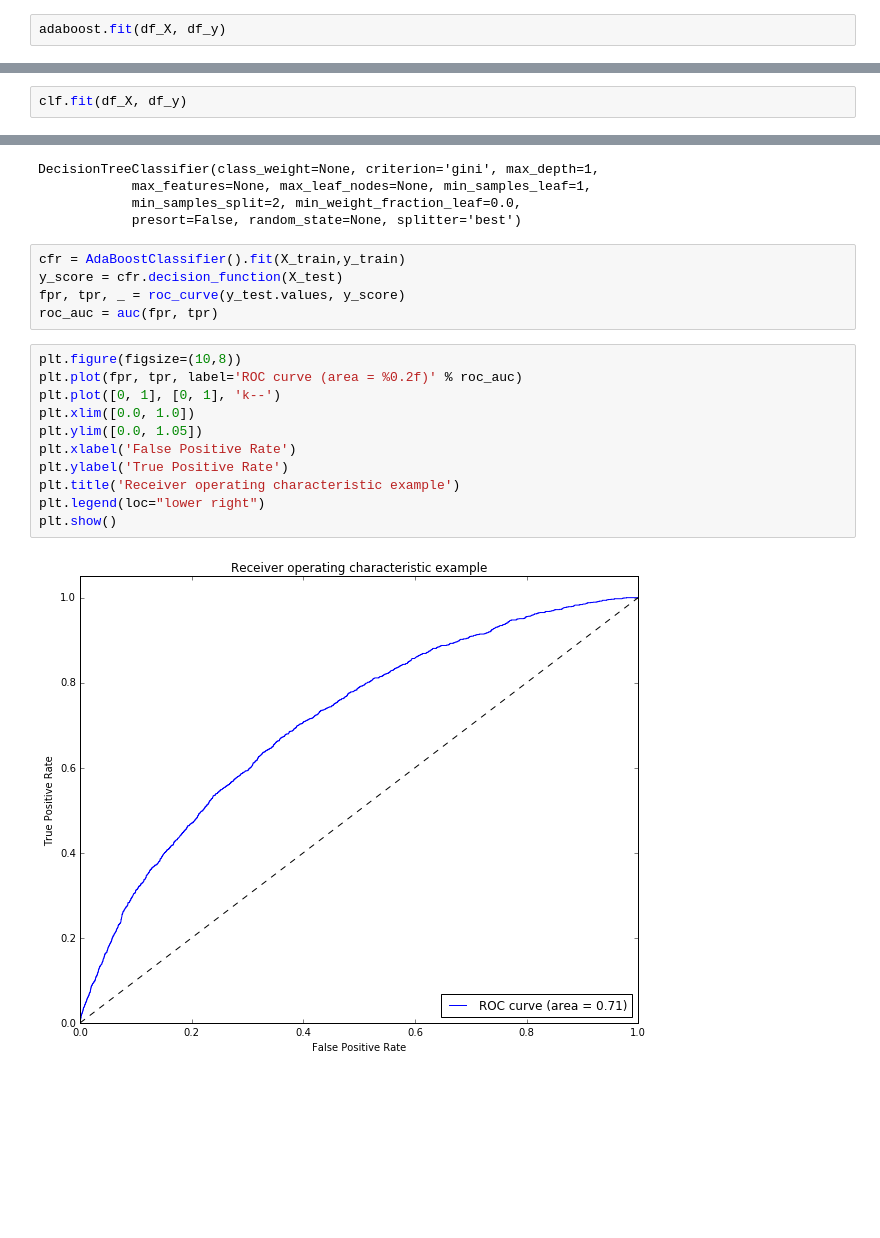
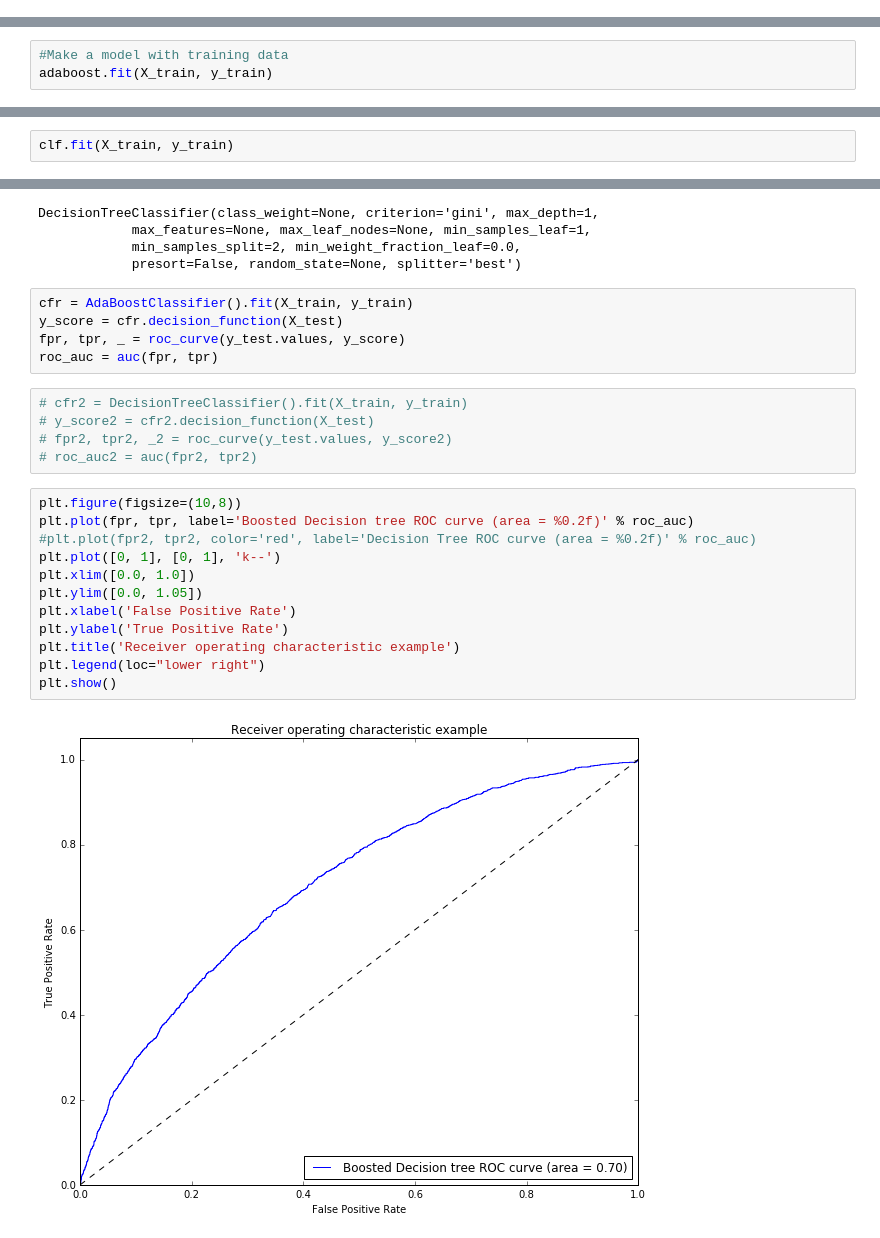
Before and after one commit to lsjhome007/Lendingclub2016q1, a Jupyter notebook: modeling.ipynb, the cells around one changed output, grey strips where cells are left out. Saved outputs shown, nothing was run; the diff lists cells and outputs as text; blank space fills up the shorter version.

Commit message:
"Split data and apply cross-validation"

```diff
--- a/modeling.ipynb
+++ b/modeling.ipynb
@@ -45,2 +30,0 @@ adaboost = AdaBoostClassifier()
-# %%
-adaboost.fit(df_X, df_y)
@@ -49,0 +56,3 @@ AdaBoostClassifier(algorithm='SAMME.R', base_estimator=None,
+# %%
+#Make a model with training data
+adaboost.fit(X_train, y_train)
@@ -61,5 +74,5 @@ clf = DecisionTreeClassifier()
 # %%
-clf.fit(df_X, df_y)
+clf.fit(X_train, y_train)
 # %% [output]
 DecisionTreeClassifier(class_weight=None, criterion='gini', max_depth=None,
             max_features=None, max_leaf_nodes=None, min_samples_leaf=1,
@@ -111,20 +124,26 @@ DecisionTreeClassifier(class_weight=None, criterion='gini', max_depth=1,
             min_samples_split=2, min_weight_fraction_leaf=0.0,
             presort=False, random_state=None, splitter='best')
 # %%
-cfr = AdaBoostClassifier().fit(X_train,y_train)
+cfr = AdaBoostClassifier().fit(X_train, y_train)
 y_score = cfr.decision_function(X_test)
 fpr, tpr, _ = roc_curve(y_test.values, y_score)
 roc_auc = auc(fpr, tpr)
+# %%
+# cfr2 = DecisionTreeClassifier().fit(X_train, y_train)
+# y_score2 = cfr2.decision_function(X_test)
+# fpr2, tpr2, _2 = roc_curve(y_test.values, y_score2)
+# roc_auc2 = auc(fpr2, tpr2)
 # %%
 plt.figure(figsize=(10,8))
-plt.plot(fpr, tpr, label='ROC curve (area = %0.2f)' % roc_auc)
+plt.plot(fpr, tpr, label='Boosted Decision tree ROC curve (area = %0.2f)' % roc_auc)
+#plt.plot(fpr2, tpr2, color='red', label='Decision Tree ROC curve (area = %0.2f)' % roc_auc)
 plt.plot([0, 1], [0, 1], 'k--')
 plt.xlim([0.0, 1.0])
 plt.ylim([0.0, 1.05])
 plt.xlabel('False Positive Rate')
 plt.ylabel('True Positive Rate')
 plt.title('Receiver operating characteristic example')
 plt.legend(loc="lower right")
 plt.show()
 # %% [output]
-[figure, old version]
+[figure, new version]
```
Also changed, not shown: parts of 29 cells of this notebook.
